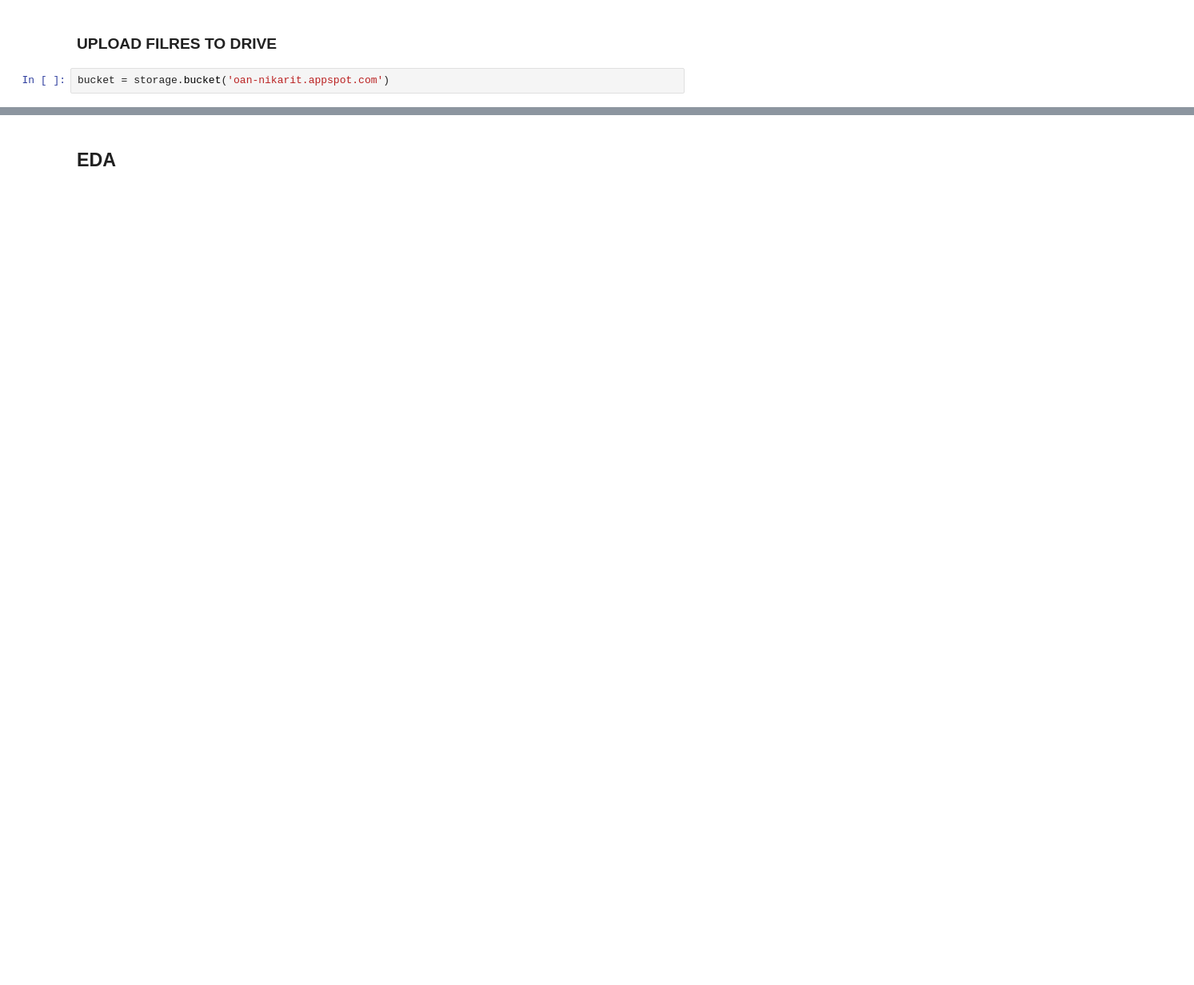
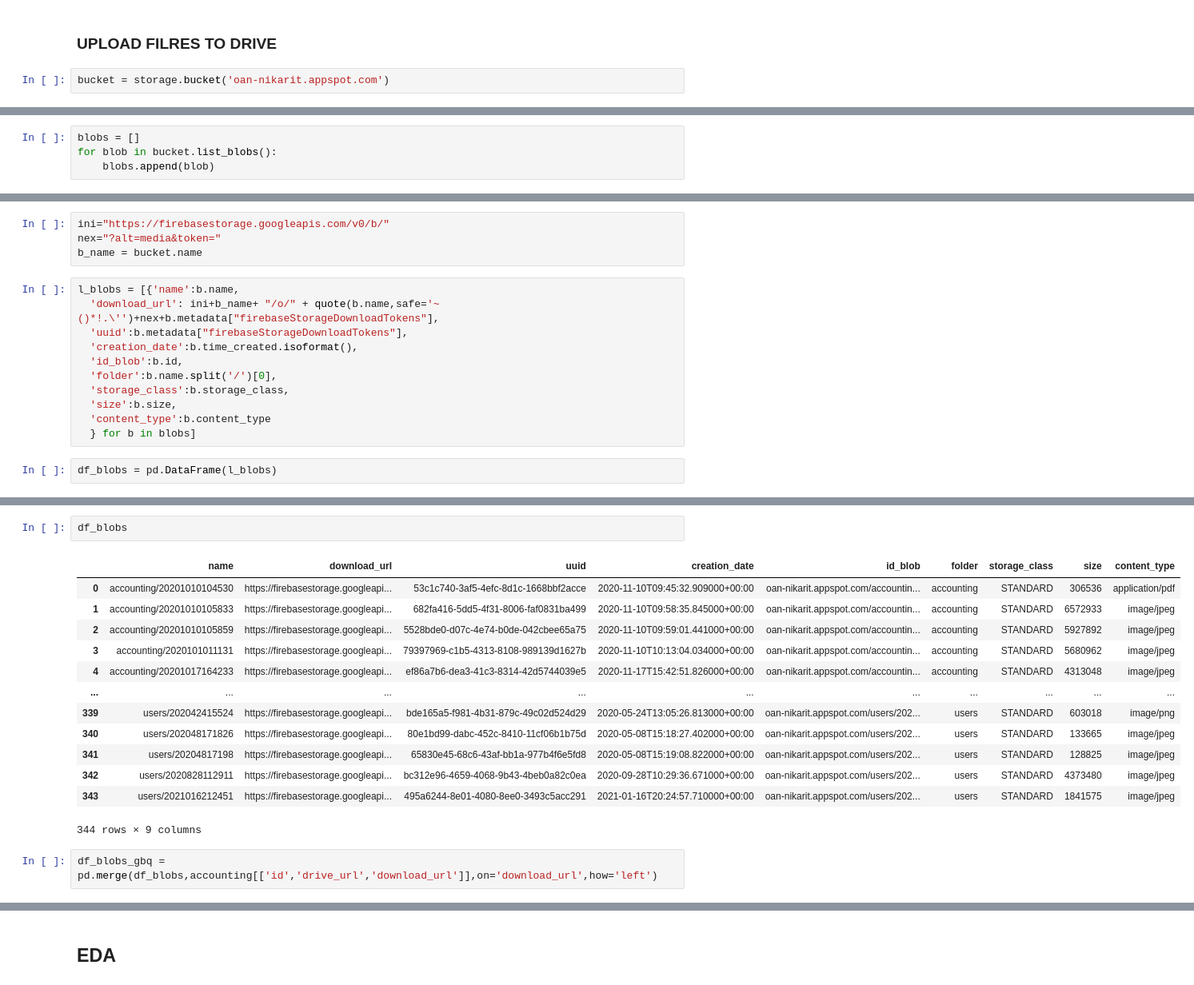
Before and after one commit to OANInternational/nikaritds, a Jupyter notebook: etl_shopify_gbq/etl_firbase_bgq.ipynb, the cells around one changed output, grey strips where cells are left out. Shown: that part at 80% size. Cells and saved outputs as stored; diff of their text form; blank space fills up the shorter version.

```diff
--- a/etl_shopify_gbq/etl_firbase_bgq.ipynb
+++ b/etl_shopify_gbq/etl_firbase_bgq.ipynb
@@ -122,0 +193,4 @@ for account in accounts[2097:]:
+# %%
+blobs = []
+for blob in bucket.list_blobs():
+    blobs.append(blob)
@@ -122,0 +211,17 @@ for account in accounts[2097:]:
+# %%
+ini="https://firebasestorage.googleapis.com/v0/b/"
+nex="?alt=media&token="
+b_name = bucket.name
+# %%
+l_blobs = [{'name':b.name,
+  'download_url': ini+b_name+ "/o/" + quote(b.name,safe='~()*!.\'')+nex+b.metadata["firebaseStorageDownloadTokens"],
+  'uuid':b.metadata["firebaseStorageDownloadTokens"],
+  'creation_date':b.time_created.isoformat(),
+  'id_blob':b.id,
+  'folder':b.name.split('/')[0],
+  'storage_class':b.storage_class,
+  'size':b.size,
+  'content_type':b.content_type
+  } for b in blobs]
+# %%
+df_blobs = pd.DataFrame(l_blobs)
@@ -122,0 +242,18 @@ for account in accounts[2097:]:
+# %%
+df_blobs
+# %% [output]
+|  | name | download_url | uuid | creation_date | id_blob | folder | storage_class | size | content_type |
+| 0 | accounting/20201010104530 | https://firebasestorage.googleapi... | 53c1c740-3af5-4efc-8d1c-1668bbf2acce | 2020-11-10T09:45:32.909000+00:00 | oan-nikarit.appspot.com/accountin... | accounting | STANDARD | 306536 | application/pdf |
+| 1 | accounting/20201010105833 | https://firebasestorage.googleapi... | 682fa416-5dd5-4f31-8006-faf0831ba499 | 2020-11-10T09:58:35.845000+00:00 | oan-nikarit.appspot.com/accountin... | accounting | STANDARD | 6572933 | image/jpeg |
+| 2 | accounting/20201010105859 | https://firebasestorage.googleapi... | 5528bde0-d07c-4e74-b0de-042cbee65a75 | 2020-11-10T09:59:01.441000+00:00 | oan-nikarit.appspot.com/accountin... | accounting | STANDARD | 5927892 | image/jpeg |
+| 3 | accounting/2020101011131 | https://firebasestorage.googleapi... | 79397969-c1b5-4313-8108-989139d1627b | 2020-11-10T10:13:04.034000+00:00 | oan-nikarit.appspot.com/accountin... | accounting | STANDARD | 5680962 | image/jpeg |
+| 4 | accounting/20201017164233 | https://firebasestorage.googleapi... | ef86a7b6-dea3-41c3-8314-42d5744039e5 | 2020-11-17T15:42:51.826000+00:00 | oan-nikarit.appspot.com/accountin... | accounting | STANDARD | 4313048 | image/jpeg |
+| ... | ... | ... | ... | ... | ... | ... | ... | ... | ... |
+| 339 | users/202042415524 | https://firebasestorage.googleapi... | bde165a5-f981-4b31-879c-49c02d524d29 | 2020-05-24T13:05:26.813000+00:00 | oan-nikarit.appspot.com/users/202... | users | STANDARD | 603018 | image/png |
+| 340 | users/202048171826 | https://firebasestorage.googleapi... | 80e1bd99-dabc-452c-8410-11cf06b1b75d | 2020-05-08T15:18:27.402000+00:00 | oan-nikarit.appspot.com/users/202... | users | STANDARD | 133665 | image/jpeg |
+| 341 | users/20204817198 | https://firebasestorage.googleapi... | 65830e45-68c6-43af-bb1a-977b4f6e5fd8 | 2020-05-08T15:19:08.822000+00:00 | oan-nikarit.appspot.com/users/202... | users | STANDARD | 128825 | image/jpeg |
+| 342 | users/2020828112911 | https://firebasestorage.googleapi... | bc312e96-4659-4068-9b43-4beb0a82c0ea | 2020-09-28T10:29:36.671000+00:00 | oan-nikarit.appspot.com/users/202... | users | STANDARD | 4373480 | image/jpeg |
+| 343 | users/2021016212451 | https://firebasestorage.googleapi... | 495a6244-8e01-4080-8ee0-3493c5acc291 | 2021-01-16T20:24:57.710000+00:00 | oan-nikarit.appspot.com/users/202... | users | STANDARD | 1841575 | image/jpeg |
+344 rows × 9 columns
+# %%
+df_blobs_gbq = pd.merge(df_blobs,accounting[['id','drive_url','download_url']],on='download_url',how='left')
```
Also changed, not shown: parts of 148 cells of this notebook.
